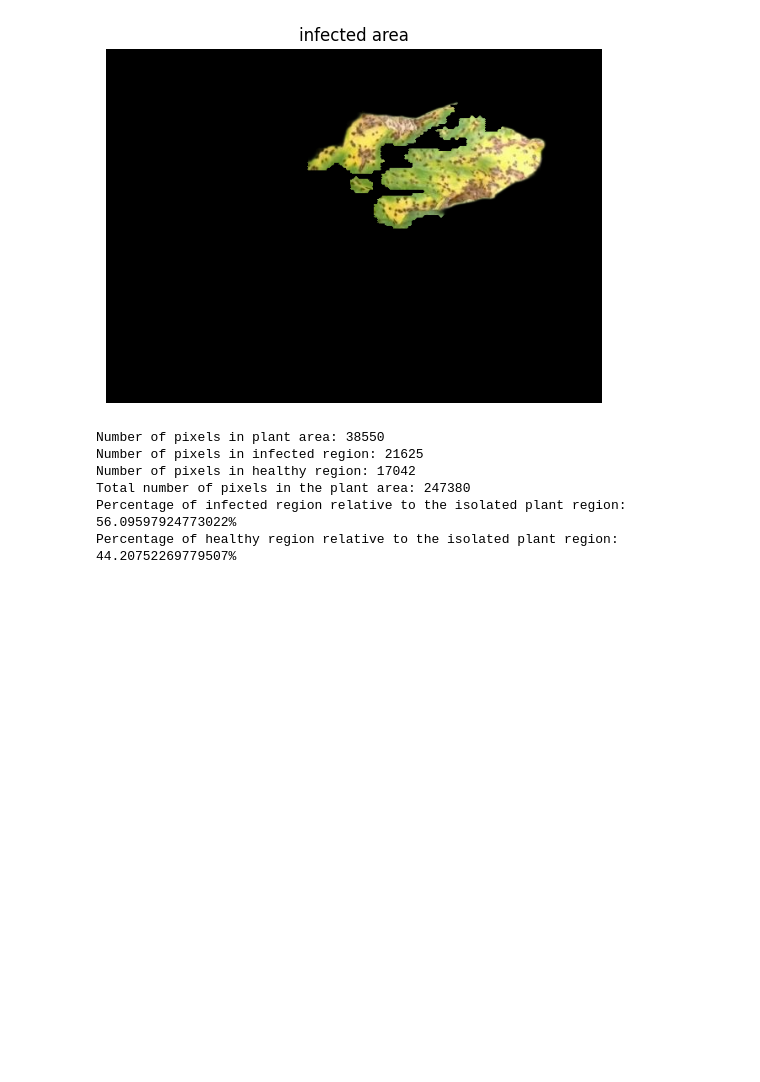
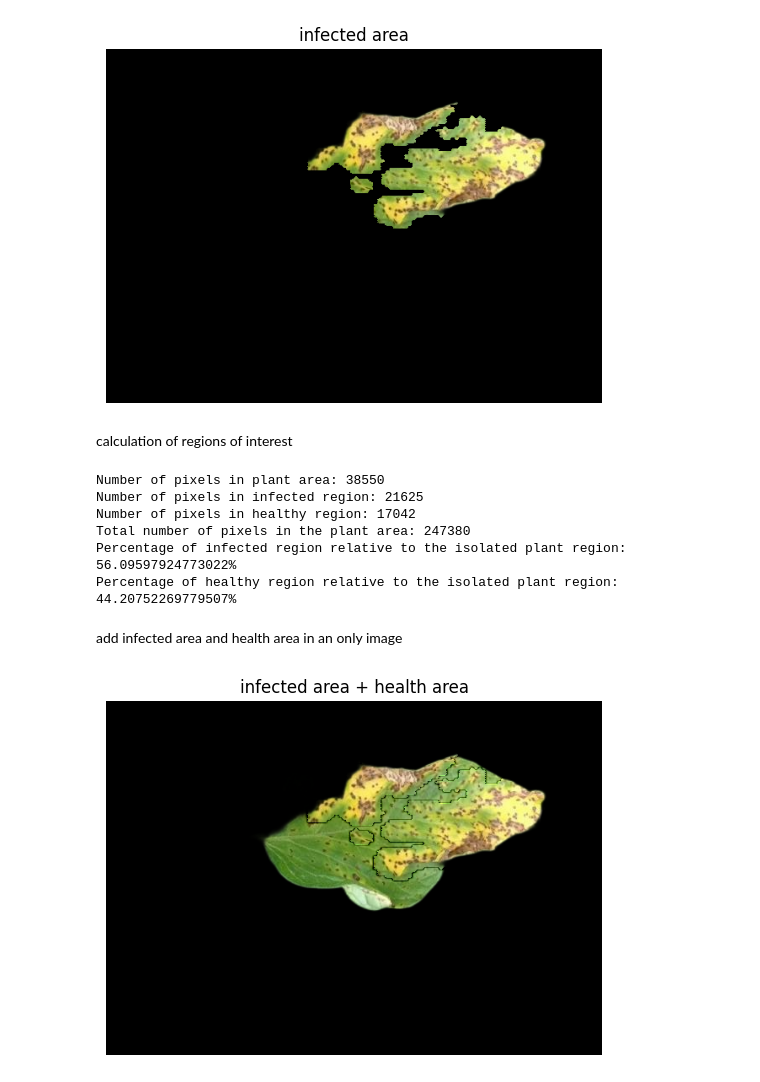
Before and after one commit to talisma-cassoma/plant-disease-study, a Jupyter notebook: disease_severity_estimation.ipynb, the cells around one changed output. Drawn from its saved outputs; the diff is of its cells as text; code cells hidden in the pictures; blank space fills up the shorter version.

Commit message:
add infected area and health area in an only image

```diff
--- a/disease_severity_estimation.ipynb
+++ b/disease_severity_estimation.ipynb
@@ -217,6 +217,8 @@ plt.show()
 # %% [output]
 1/1 [==============================] - 0s 59ms/step
 [figure]
+# %% [markdown]
+calculation of regions of interest
 # %%
 import cv2
 
@@ -255,3 +257,25 @@ Number of pixels in healthy region: 17042
 Total number of pixels in the plant area: 247380
 Percentage of infected region relative to the isolated plant region: 56.09597924773022%
 Percentage of healthy region relative to the isolated plant region: 44.20752269779507%
+# %% [markdown]
+add infected area and health area in an only image
+# %%
+import cv2
+
+# Read the images
+image1 = cv2.imread('/content/output/subtracted_image.png')
+image2 = cv2.imread('/content/output/segmented_region.png')
+
+# Add the images
+added_image = cv2.add(image1, image2)
+
+# Save the added image as a PNG file
+cv2.imwrite('/content/output/added_image.png', added_image)
+
+# Display the added image
+plt.title('infected area + health area')
+plt.imshow(cv2.cvtColor(added_image, cv2.COLOR_BGR2RGB))
+plt.axis('off')
+plt.show()
+# %% [output]
+[figure, added]
```
